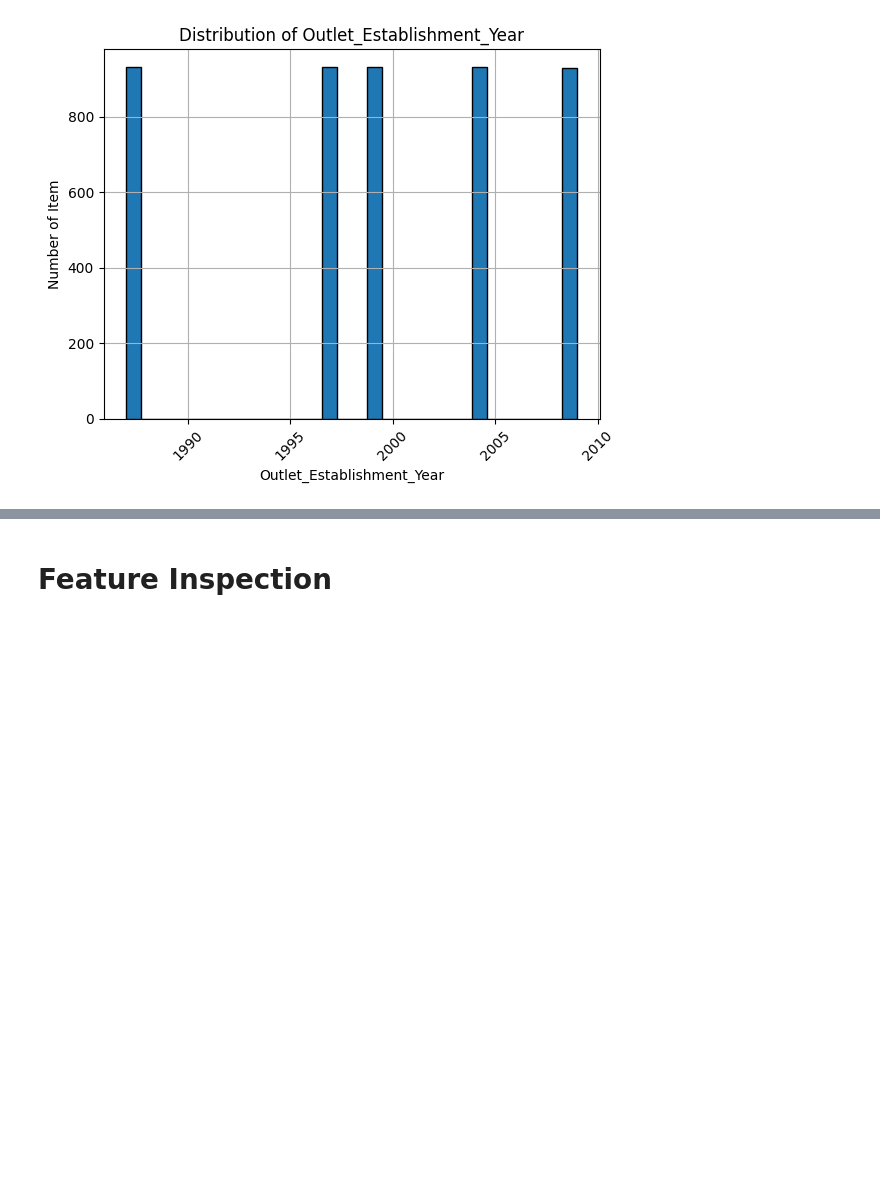
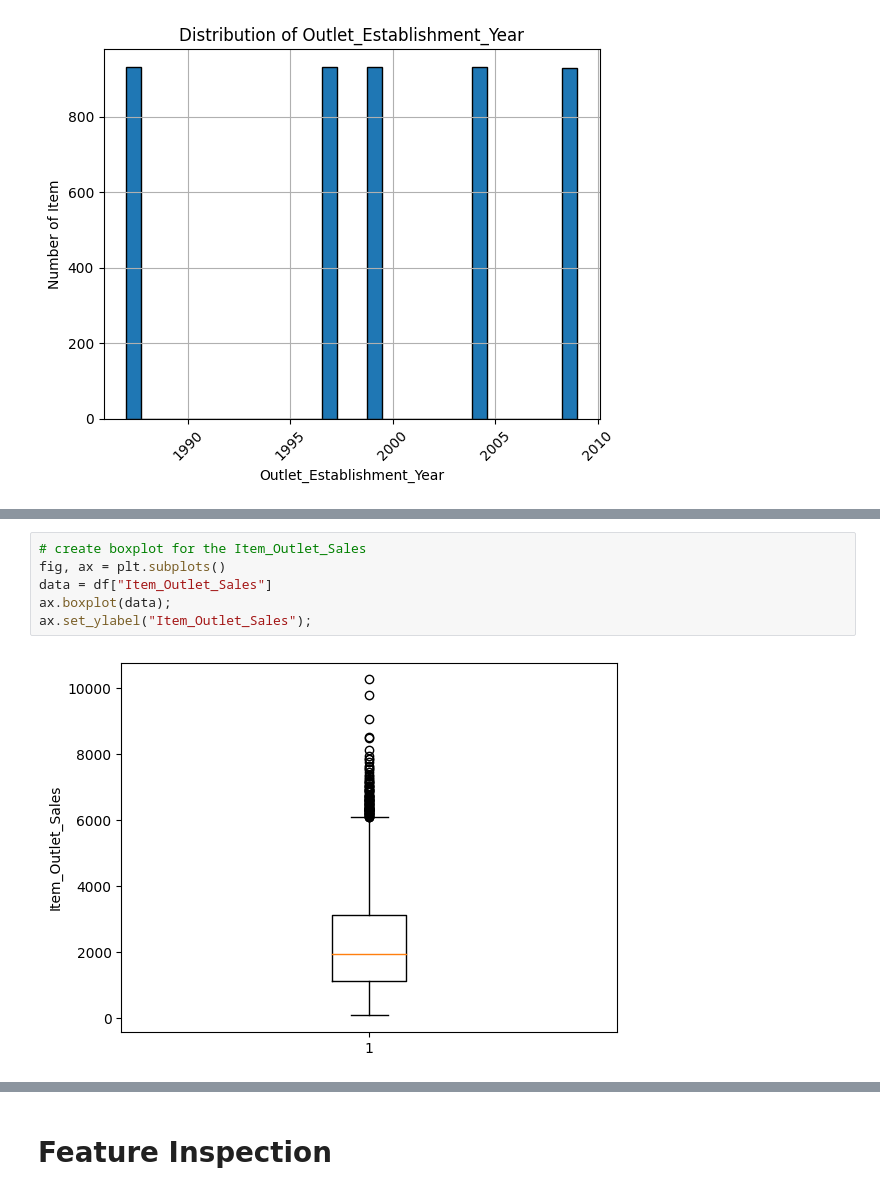
Before and after one commit to hadeelfarash/Prediction_of_Product_Sales, a Jupyter notebook: Prediction_of_Product_Sales.ipynb, the cells around one changed output, grey strips where cells are left out. Cells and saved outputs as stored; diff of their text form; blank space fills up the shorter version.

```diff
--- a/Prediction_of_Product_Sales.ipynb
+++ b/Prediction_of_Product_Sales.ipynb
@@ -254,0 +279,8 @@ Text(0, 0.5, 'Number of Item')
+# %%
+# create boxplot for the Item_Outlet_Sales
+fig, ax = plt.subplots()
+data = df["Item_Outlet_Sales"]
+ax.boxplot(data);
+ax.set_ylabel("Item_Outlet_Sales");
+# %% [output]
+[figure, added]
```
Also changed, not shown: parts of 4 cells of this notebook.
